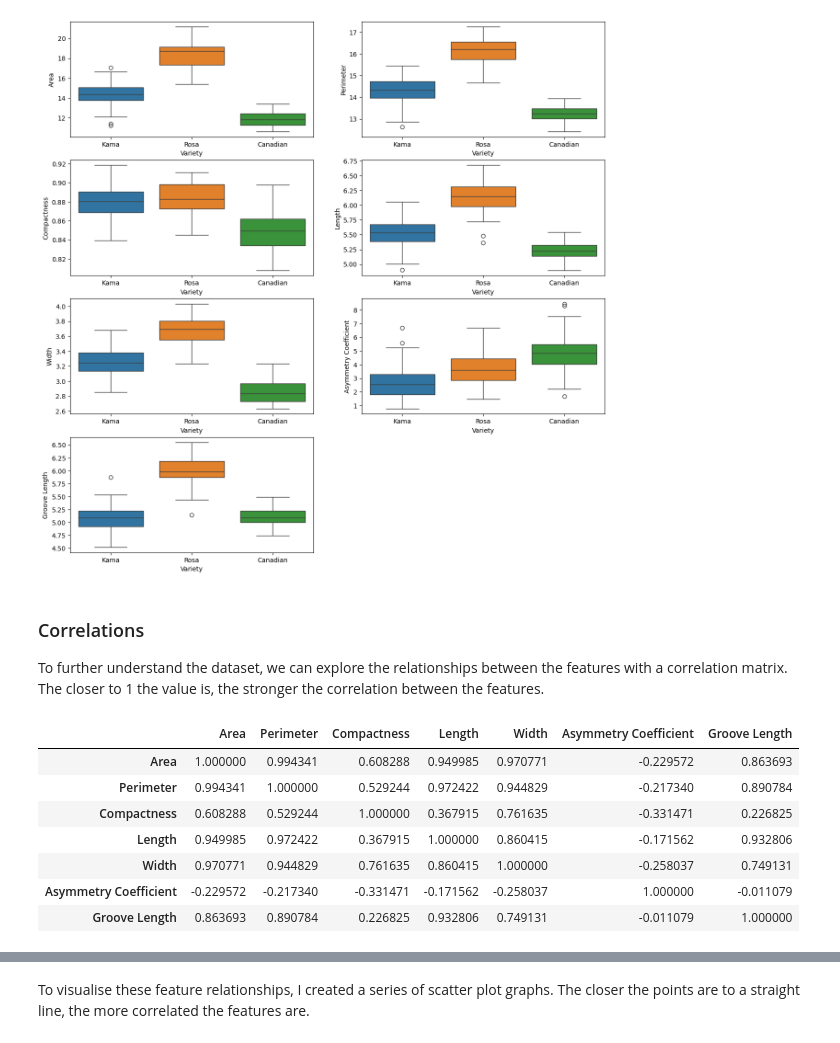
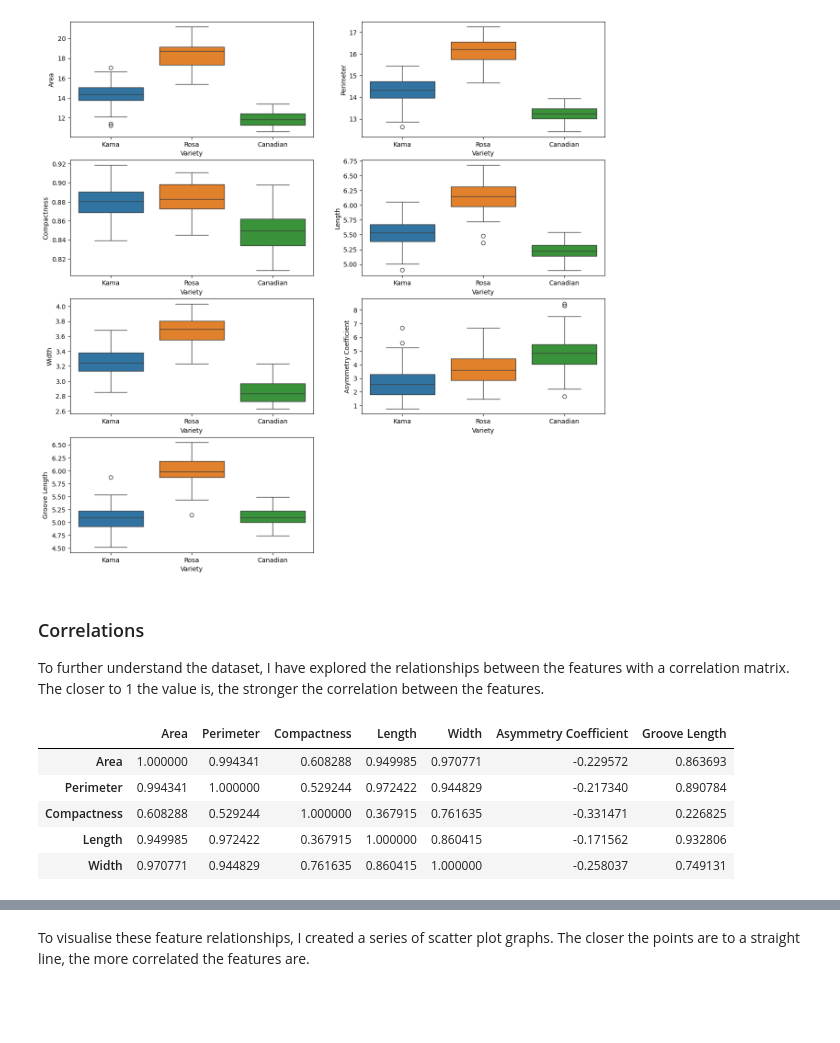
Before and after one commit to kaylamasson/CM3151-machine-learning-kaylamasson, a Jupyter notebook: seeds_classification.ipynb, the cells around one changed output, grey strips where cells are left out. Cells and saved outputs as stored; diff of their text form; code cells hidden in the pictures; blank space fills up the shorter version.

```diff
--- a/seeds_classification.ipynb
+++ b/seeds_classification.ipynb
@@ -260,17 +261,15 @@ sns.boxplot(x='Variety', y='Groove Length', hue='Variety', data=seeds_df)
 # %% [markdown]
 ### Correlations
 
-To further understand the dataset, we can explore the relationships between the features with a correlation matrix. The closer to 1 the value is, the stronger the correlation between the features.
+To further understand the dataset, I have explored the relationships between the features with a correlation matrix. The closer to 1 the value is, the stronger the correlation between the features.
 # %%
 corr_mat = seeds_df.corr(numeric_only=True)
 
-corr_mat
+corr_mat.head()
 # %% [output]
 |  | Area | Perimeter | Compactness | Length | Width | Asymmetry Coefficient | Groove Length |
 | Area | 1.000000 | 0.994341 | 0.608288 | 0.949985 | 0.970771 | -0.229572 | 0.863693 |
 | Perimeter | 0.994341 | 1.000000 | 0.529244 | 0.972422 | 0.944829 | -0.217340 | 0.890784 |
 | Compactness | 0.608288 | 0.529244 | 1.000000 | 0.367915 | 0.761635 | -0.331471 | 0.226825 |
 | Length | 0.949985 | 0.972422 | 0.367915 | 1.000000 | 0.860415 | -0.171562 | 0.932806 |
 | Width | 0.970771 | 0.944829 | 0.761635 | 0.860415 | 1.000000 | -0.258037 | 0.749131 |
-| Asymmetry Coefficient | -0.229572 | -0.217340 | -0.331471 | -0.171562 | -0.258037 | 1.000000 | -0.011079 |
-| Groove Length | 0.863693 | 0.890784 | 0.226825 | 0.932806 | 0.749131 | -0.011079 | 1.000000 |
```
Also changed, not shown: parts of 21 cells of this notebook.
